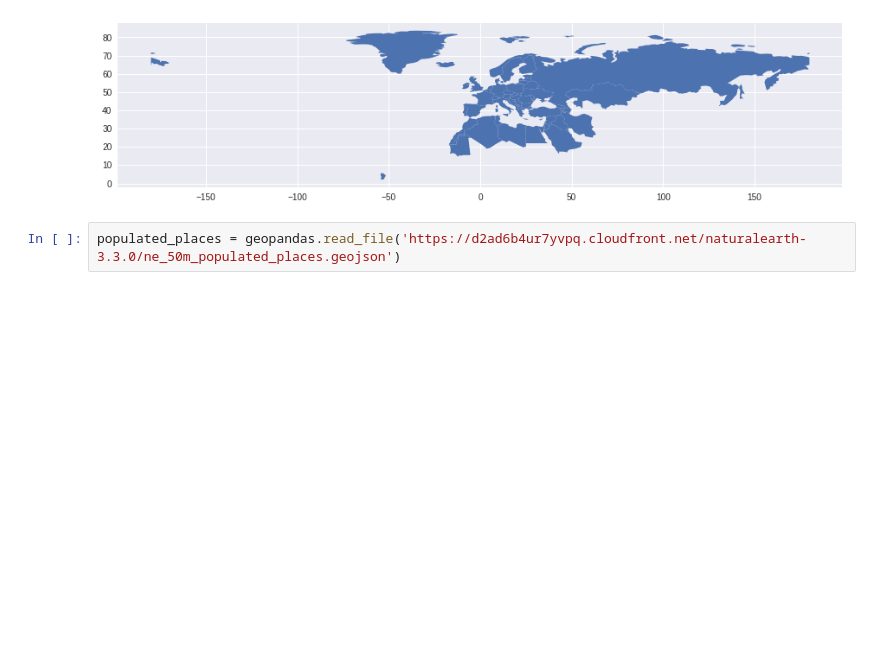
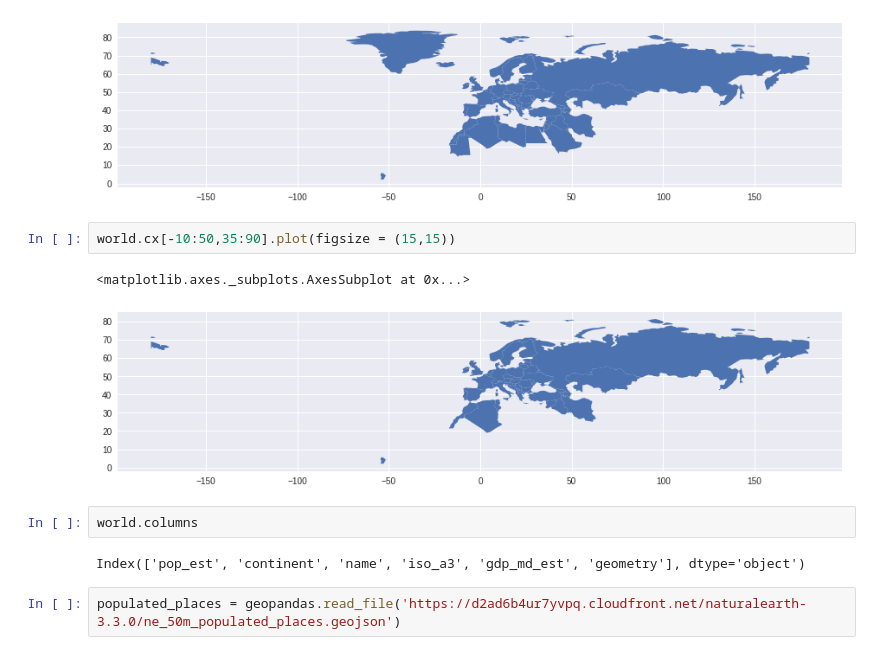
Before and after one commit to dantepawn/bike_speed_map, a Jupyter notebook: geopandas.ipynb, the cells around one changed output. Drawn from its saved outputs; the diff is of its cells as text; blank space fills up the shorter version.

```diff
--- a/geopandas.ipynb
+++ b/geopandas.ipynb
@@ -86,6 +61,15 @@ world.cx[-30:50,25:90].plot(figsize = (15,15))
 # %% [output]
 <matplotlib.axes._subplots.AxesSubplot at 0x...>
 [figure]
+# %%
+world.cx[-10:50,35:90].plot(figsize = (15,15))
+# %% [output]
+<matplotlib.axes._subplots.AxesSubplot at 0x...>
+[figure, added]
+# %%
+world.columns
+# %% [output]
+Index(['pop_est', 'continent', 'name', 'iso_a3', 'gdp_md_est', 'geometry'], dtype='object')
 # %%
 populated_places = geopandas.read_file('https://d2ad6b4ur7yvpq.cloudfront.net/naturalearth-3.3.0/ne_50m_populated_places.geojson')
 # %%
```
Also changed, not shown: parts of 19 cells of this notebook.
